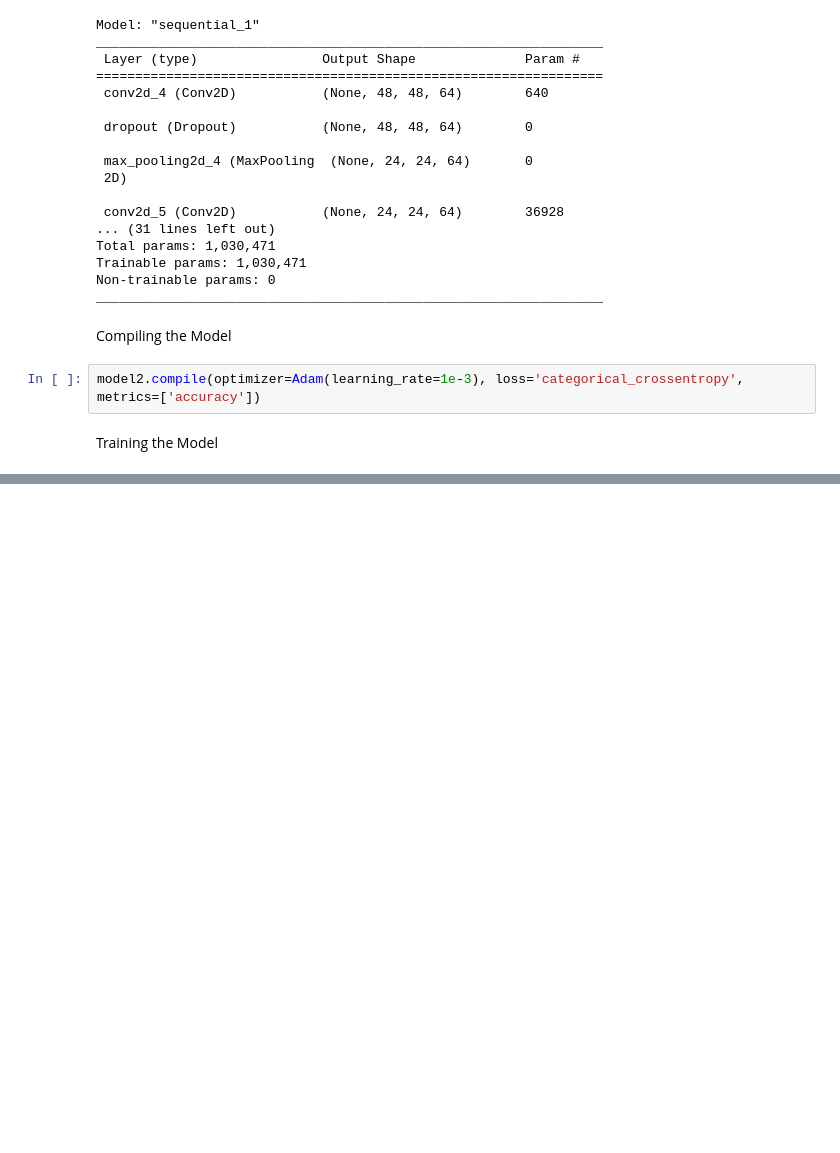
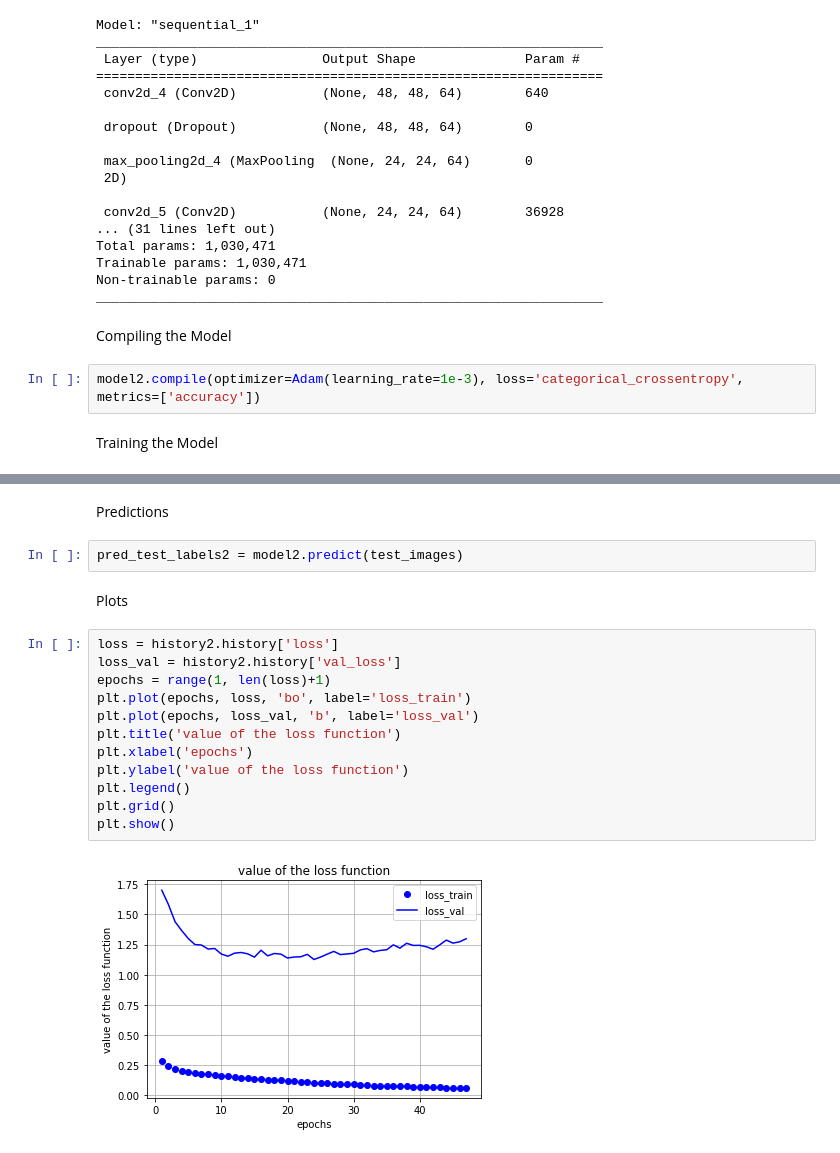
Before and after one commit to rohitrv8922/Face-Emotion-Recognition-Detection, a Jupyter notebook: Face_Emotion_Recognition.ipynb, the cells around one changed output, grey strips where cells are left out. Saved outputs shown, nothing was run; the diff lists cells and outputs as text; blank space fills up the shorter version.

```diff
--- a/Face_Emotion_Recognition.ipynb
+++ b/Face_Emotion_Recognition.ipynb
@@ -446,0 +471,20 @@ Epoch 38: early stopping
+# %% [markdown]
+Predictions
+# %%
+pred_test_labels2 = model2.predict(test_images)
+# %% [markdown]
+Plots
+# %%
+loss = history2.history['loss']
+loss_val = history2.history['val_loss']
+epochs = range(1, len(loss)+1)
+plt.plot(epochs, loss, 'bo', label='loss_train')
+plt.plot(epochs, loss_val, 'b', label='loss_val')
+plt.title('value of the loss function')
+plt.xlabel('epochs')
+plt.ylabel('value of the loss function')
+plt.legend()
+plt.grid()
+plt.show()
+# %% [output]
+[figure, added]
```
Also changed, not shown: parts of 8 cells of this notebook.
